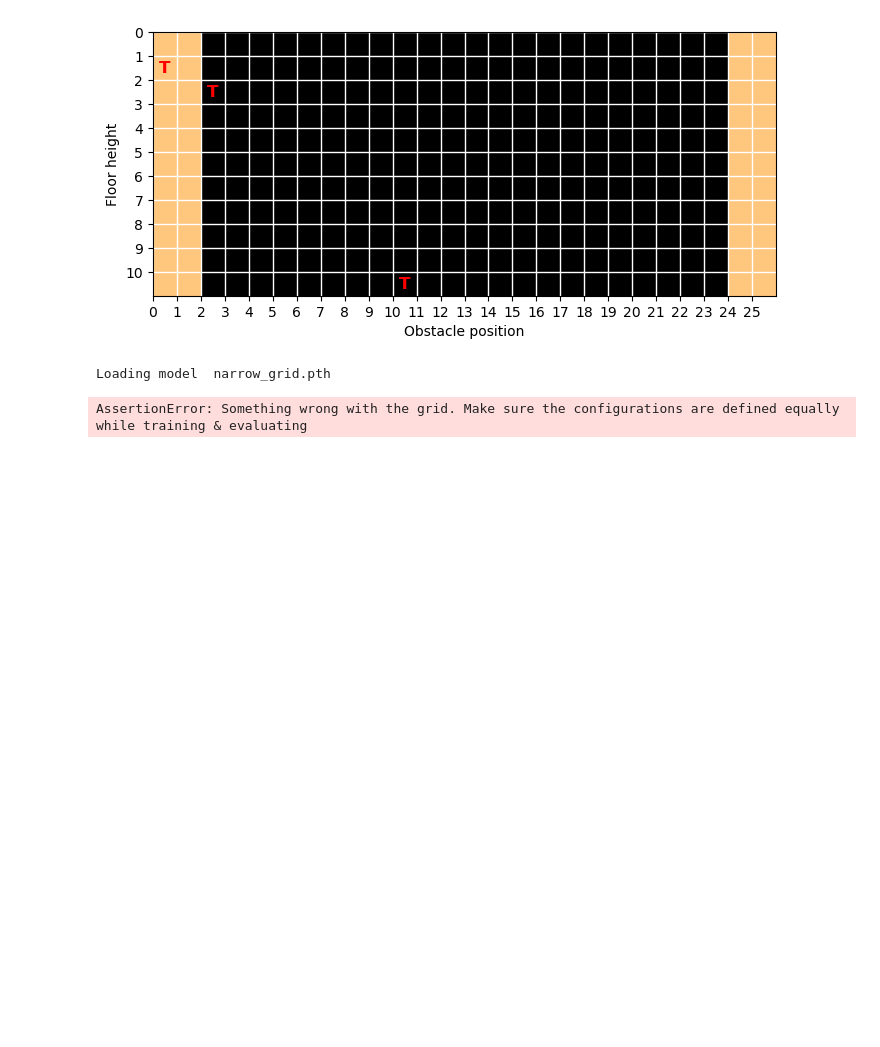
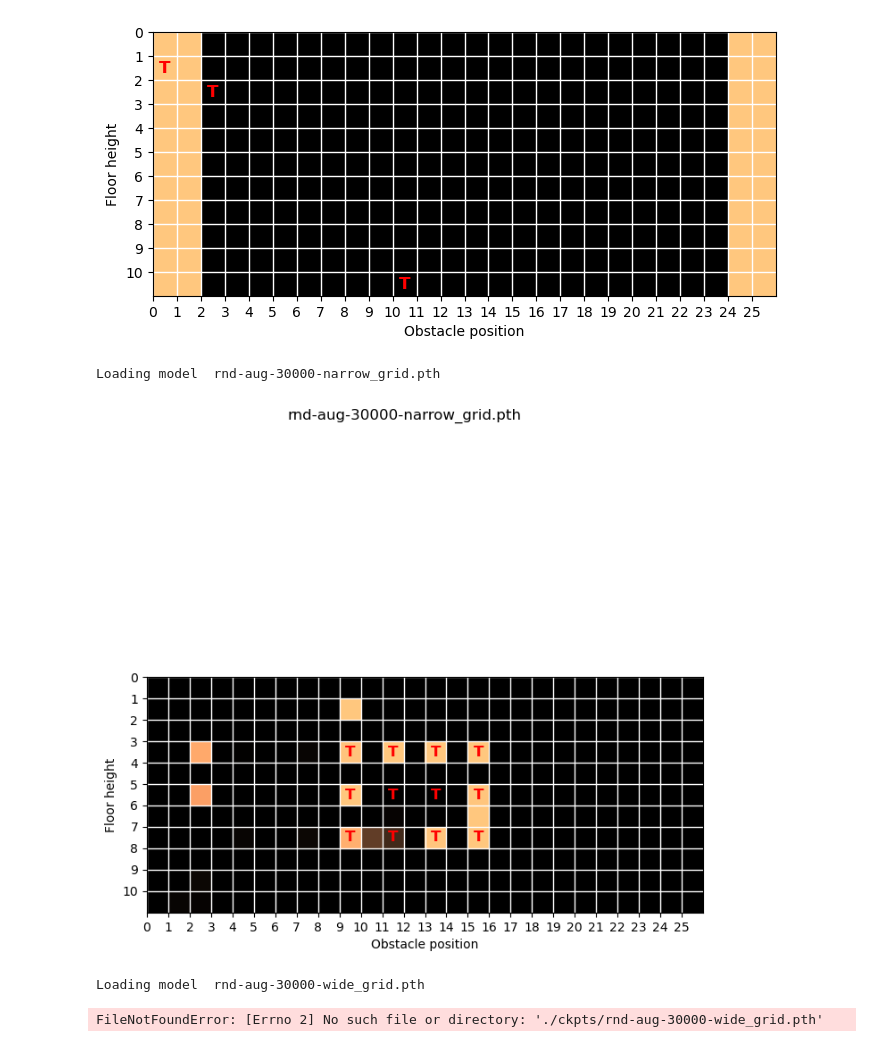
Before and after one commit to manusimidt/jku_practical_work, a Jupyter notebook: visualize_configuration.ipynb, the cells around one changed output. Cells and saved outputs as stored; diff of their text form; code cells hidden in the pictures; blank space fills up the shorter version.

```diff
--- a/visualize_configuration.ipynb
+++ b/visualize_configuration.ipynb
@@ -74,6 +77,9 @@ def map_conf_to_index(confs:list)->list:
         res.append((x[0], y[0]))
     return res
 # %%
+render = False
+folder_name: str = './ckpts/'
+
 def play_episode(model: PPO, env: VanillaEnv)->bool:
     """
     returns true of the episode is concidered solved
@@ -81,38 +87,40 @@ def play_episode(model: PPO, env: VanillaEnv)->bool:
     done = False
     episode_return = 0
     obs = env.reset()
     while not done:
         action, _ = model.policy.act(torch.FloatTensor(obs).unsqueeze(0))
         obs, rewards, done, _ = env.step(action.item())
         episode_return += 1
-        env.render()
+        if render: env.render()
     return rewards > 100
 
-for conf_name in os.listdir('./ckpts/'):
+for conf_name in os.listdir(folder_name):
     print("Loading model ", conf_name)
     grid = np.zeros((len(obstacle_pos), len(floor_height)))
 
     for obs_pos_idx in range(len(obstacle_pos)):
         for floor_height_idx in range(len(floor_height)):
             curr_obs_pos = obstacle_pos[obs_pos_idx]
             curr_floor_height = floor_height[floor_height_idx]
 
             # todo load the model and check performance for all configurations
-            env = VanillaEnv([(curr_obs_pos, curr_floor_height),], rendering=True)
+            env = VanillaEnv([(curr_obs_pos, curr_floor_height),], rendering=render)
             policy: ActorCriticNet = ActorCriticNet()
             optimizer = optim.Adam(policy.parameters(), lr=0.001)
 
             model = PPO(policy, env, optimizer, seed=31)
-            train_info = model.load('./ckpts/' + conf_name)
+            train_info = model.load(folder_name + conf_name)
 
 
-            for _ in range(1):
+            for _ in range(100):
                 is_solved = play_episode(model, env)
-                if is_solved: grid[obs_pos_idx][floor_height_idx] += 1
+                if is_solved: grid[obs_pos_idx][floor_height_idx] += 0.01
 
     fig = plot_evaluation_grid(grid, map_conf_to_index(train_info['conf']))
     fig.suptitle(conf_name)
     plt.show()
 # %% [output]
-Loading model  narrow_grid.pth
+Loading model  rnd-aug-30000-narrow_grid.pth
+[figure, added]
-AssertionError: Something wrong with the grid. Make sure the configurations are defined equally while training & evaluating
+Loading model  rnd-aug-30000-wide_grid.pth
+FileNotFoundError: [Errno 2] No such file or directory: './ckpts/rnd-aug-30000-wide_grid.pth'
```
Also changed, not shown: parts of 1 cell of this notebook, 7 other files.
